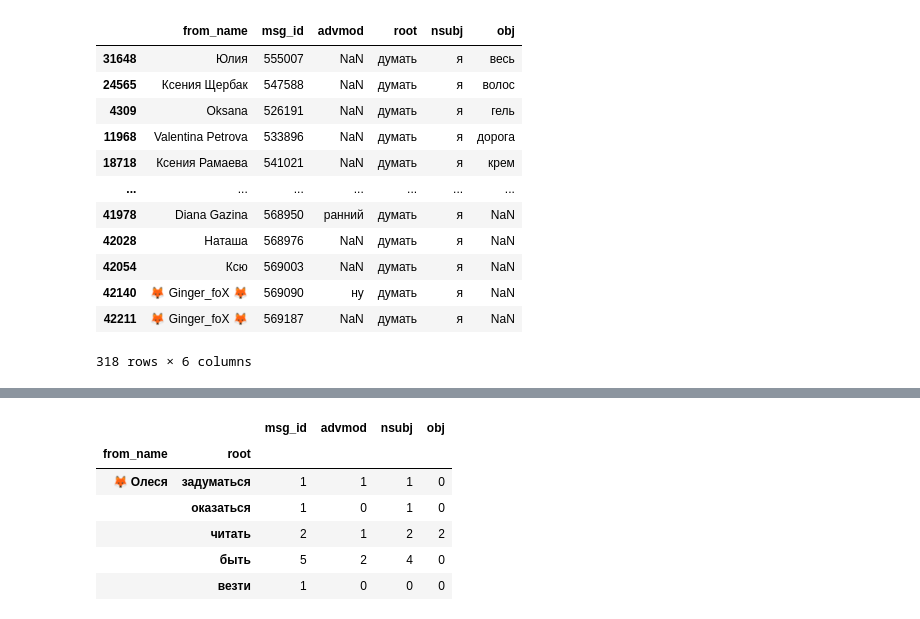
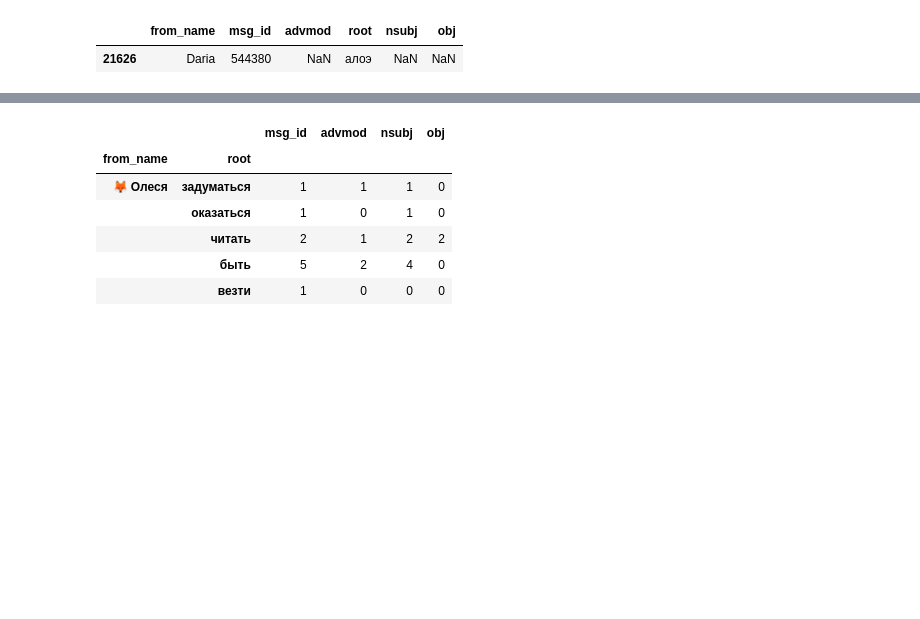
Before and after one commit to mkoninin/tg-json-analysis, a Jupyter notebook: 100 - парсер предложений.ipynb, the cells around one changed output, grey strips where cells are left out. Saved outputs shown, nothing was run; the diff lists cells and outputs as text; code cells hidden in the pictures; blank space fills up the shorter version.

```diff
--- a/100 - парсер предложений.ipynb
+++ b/100 - парсер предложений.ipynb
@@ -161,21 +169,10 @@ df = pd.DataFrame(df)
 
 df.fillna('').groupby(['from_name', 'nsubj', 'advmod', 'root', 'obj']).count().reset_index()[['msg_id', 'nsubj', 'advmod', 'root', 'obj']].groupby(['nsubj', 'advmod', 'root', 'obj']).sum().to_clipboard()
 # %%
-df.query('root == "думать" and nsubj == "я"').sort_values('obj')
+df.query('root == "алоэ"').sort_values('obj')
 # %% [output]
 |  | from_name | msg_id | advmod | root | nsubj | obj |
-| 31648 | Юлия | 555007 | NaN | думать | я | весь |
-| 24565 | Ксения Щербак | 547588 | NaN | думать | я | волос |
-| 4309 | Oksana | 526191 | NaN | думать | я | гель |
-| 11968 | Valentina Petrova | 533896 | NaN | думать | я | дорога |
-| 18718 | Ксения Рамаева | 541021 | NaN | думать | я | крем |
-| ... | ... | ... | ... | ... | ... | ... |
-| 41978 | Diana Gazina | 568950 | ранний | думать | я | NaN |
-| 42028 | Наташа | 568976 | NaN | думать | я | NaN |
-| 42054 | Ксю | 569003 | NaN | думать | я | NaN |
-| 42140 | 🦊 Ginger_foX 🦊 | 569090 | ну | думать | я | NaN |
-| 42211 | 🦊 Ginger_foX 🦊 | 569187 | NaN | думать | я | NaN |
+| 21626 | Daria | 544380 | NaN | алоэ | NaN | NaN |
-318 rows × 6 columns
 # %%
 df.pivot_table(index='from_name', columns='root', values='msg_id', aggfunc='count')
 # %% [output]
```
Also changed, not shown: parts of 2 cells of this notebook.
